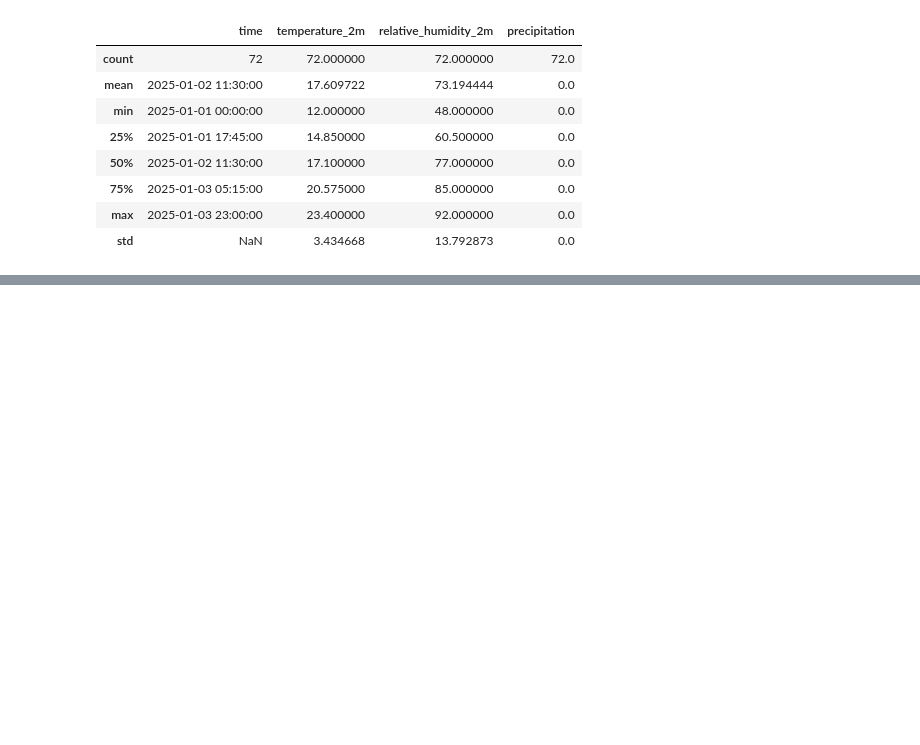
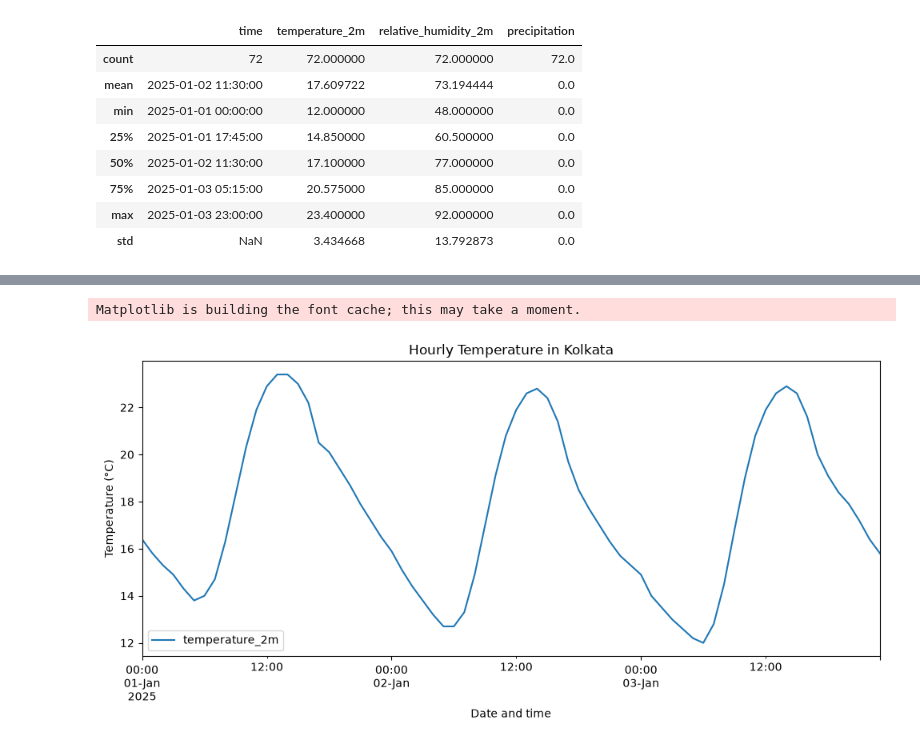
Before and after one commit to croissantMakesOomphSound/BasicWeatherDashboardUsingPython, a Jupyter notebook: notebooks/1.initial_notebook.ipynb, the cells around one changed output, grey strips where cells are left out. Cells and saved outputs as stored; diff of their text form; code cells hidden in the pictures; blank space fills up the shorter version.

```diff
--- a/notebooks/1.initial_notebook.ipynb
+++ b/notebooks/1.initial_notebook.ipynb
@@ -156,0 +159,12 @@ df.describe()
+# %%
+df["date"] = df["time"].dt.date
+
+daily_weather = df.groupby("date").agg(
+    avg_temperature=("temperature_2m", "mean"),
+    min_temperature=("temperature_2m", "min"),
+    max_temperature=("temperature_2m", "max"),
+    avg_humidity=("relative_humidity_2m", "mean"),
+    total_precipitation=("precipitation", "sum")
+)
+
+daily_weather
@@ -156,0 +177,17 @@ df.describe()
+# %%
+import matplotlib.pyplot as plt
+
+df.plot(
+    x="time",
+    y="temperature_2m",
+    figsize=(10, 5),
+    title="Hourly Temperature in Kolkata"
+)
+
+plt.ylabel("Temperature (°C)")
+plt.xlabel("Date and time")
+plt.tight_layout()
+plt.show()
+# %% [output]
+Matplotlib is building the font cache; this may take a moment.
+[figure, added]
```
Also changed, not shown: parts of 7 cells of this notebook, 1 other file.
